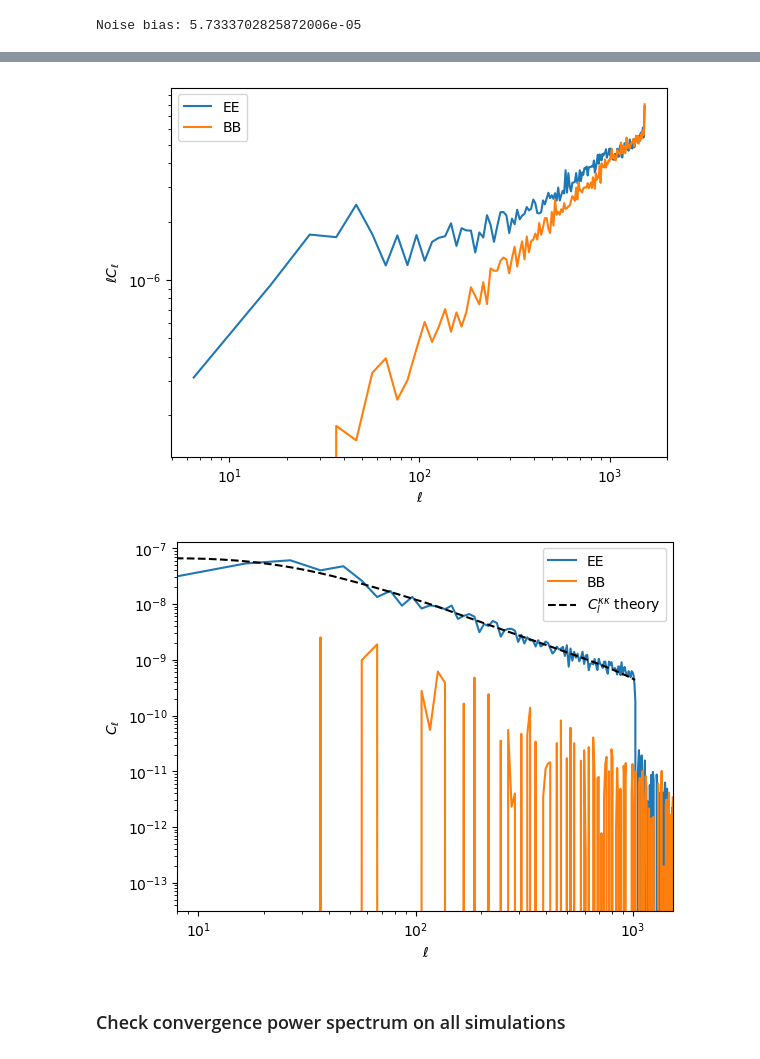
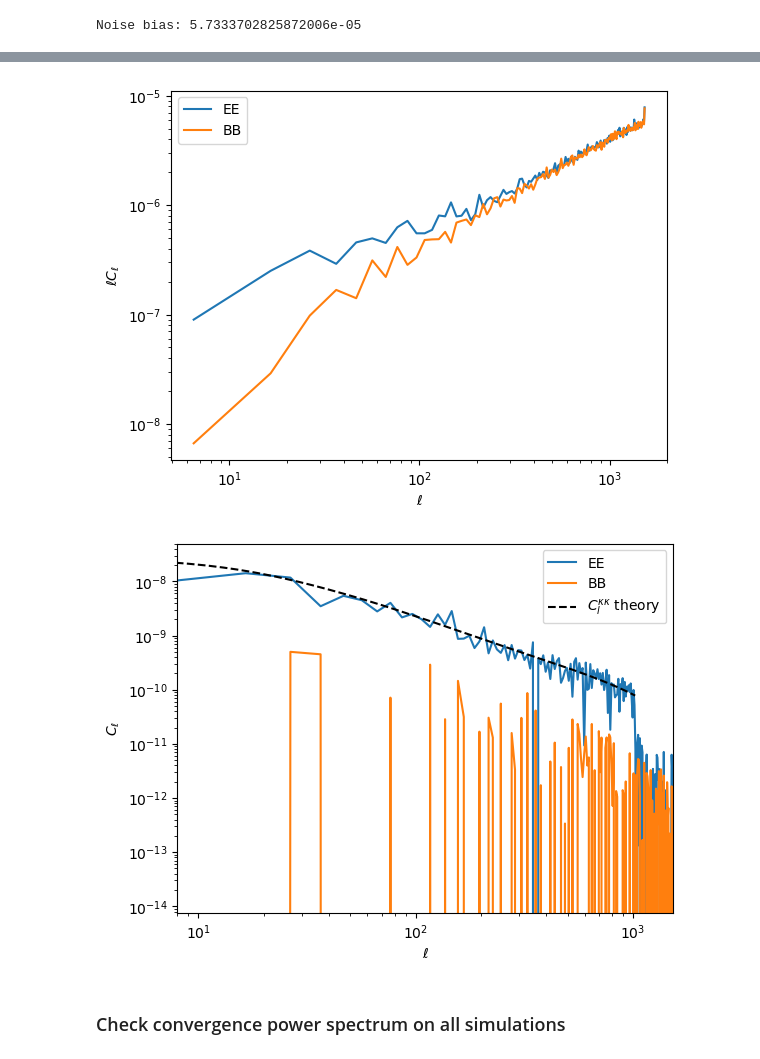
Before and after one commit to sachaguer/UNIONS_forward_model, a Jupyter notebook: notebooks/check_pipeline_output.ipynb, the cells around one changed output, grey strips where cells are left out. Saved outputs shown, nothing was run; the diff lists cells and outputs as text; code cells hidden in the pictures.

```diff
--- a/notebooks/check_pipeline_output.ipynb
+++ b/notebooks/check_pipeline_output.ipynb
@@ -24,9 +27,9 @@ from mass_mapping import kaiser_squire
 # %%
-num_sim = 2
+num_sim = 1
 rot_i = 0
 rot_j = 0
 noise_real = 0
-path_output = f'/n17data/sguerrini/GowerStreetSims/processed/forward_model_sim{num_sim:05d}_nside0512_rot{rot_i}{rot_j}_noisereal{noise_real}.npy'
+path_output = f'/n17data/sguerrini/GowerStreetSims/test_storage/forward_model_sim{num_sim:05d}_nside0512_rot{rot_i}{rot_j}_noisereal{noise_real}.npy'
 output = np.load(path_output, allow_pickle=True).item()
 # %% [markdown]
 This notebook is meant to check that the output of the UNIONS forward model pipeline is correct.
@@ -123,9 +126,9 @@ Oc = Om - Ob - Onu
 pars = camb.set_params(H0=100*h, omch2=Oc*h**2, ombh2=Ob*h**2, ns=ns, mnu=m_nu, w=w, As=As, WantTransfer=True, NonLinear=camb.model.NonLinear_both)
 
 #get the angular power spectra of the lensing map
-sim_cls = output['bin_4']['cl_FS_gamma']
+sim_cls = output['bin_1']['cl_FS_gamma']
 
-z, dndz = redshift_distr[:, 0], redshift_distr[:, 4]
+z, dndz = redshift_distr[:, 0], redshift_distr[:, 1]
 
 #getthe expected cl's from CAMB
 pars.min_l = 1
@@ -164,8 +167,8 @@ plt.show()
 nside = output['config']['preprocessing']['nside']
 
 noise_map = np.zeros(hp.nside2npix(nside), dtype=np.complex128)
-idx_gal = output['bin_4']['idx']
-noise_map[idx_gal] += output['bin_4']['noise_map']
+idx_gal = output['bin_1']['idx']
+noise_map[idx_gal] += output['bin_1']['noise_map']
 # %%
 #Look at the noise map + mask
 hp.mollview(noise_map, title='Noise map', cmap='seismic')
@@ -235,7 +238,7 @@ plt.show()
 # %%
 #Check maps with noise and shear signal
 shear_map = np.zeros(hp.nside2npix(nside), dtype=np.complex128)
-shear_map[idx_gal] += output['bin_4']['masked_shear_map'] + output['bin_4']['noise_map']
+shear_map[idx_gal] += output['bin_1']['masked_shear_map'] + output['bin_1']['noise_map']
 shear_map_sub = np.copy(shear_map)
 shear_map_sub[shear_map == 0] = hp.UNSEEN
 
@@ -286,30 +289,33 @@ plt.yscale('log')
 
 plt.show()
 # %% [output]
-[figure, old version]
+[figure, new version]
 # %%
-m_bias = output['nuisance_parameters']['bin_4']['m_bias']
+try:
+    m_bias = output['nuisance_parameters']['bin_1']['m_bias']
+except:
+    m_bias = 0
 
 plt.figure()
 
 plt.plot(ell_eff, cl_all[0]-cl_noise[0], label='EE')
 plt.plot(ell_eff, cl_all[3]-cl_noise[3], label='BB')
 plt.plot(l, theory_cls['W1xW1']*pw**2*(1+m_bias)**2, label='$C_l^{\kappa\kappa}$ theory', c='k', ls='--')
 
 plt.xlabel('$\ell$')
 plt.ylabel('$C_\ell$')
 
 plt.legend()
 
 plt.xscale('log')
 plt.yscale('log')
 
 plt.xlim(8, 3*nside-1)
 
 plt.savefig('../Plots/ps_cl_estimation.png')
 plt.show()
 # %% [output]
-[figure, old version]
+[figure, new version]
 # %% [markdown]
 ### Check convergence power spectrum on all simulations
 # %%
```
Also changed, not shown: parts of 13 cells of this notebook, 5 other files.
